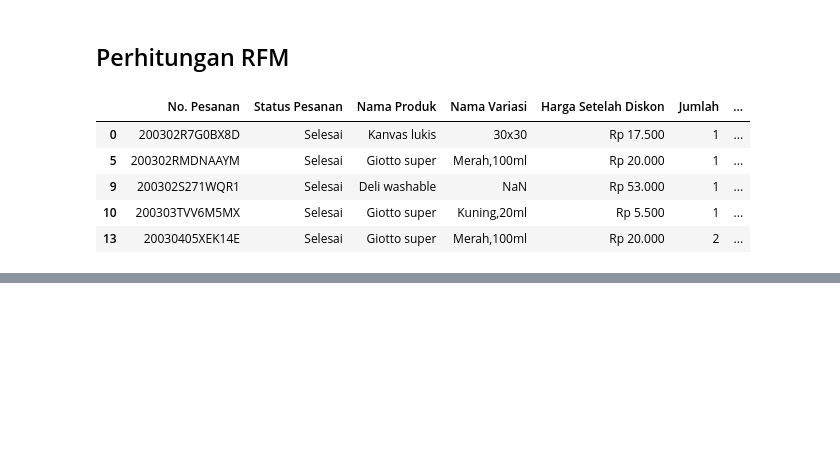
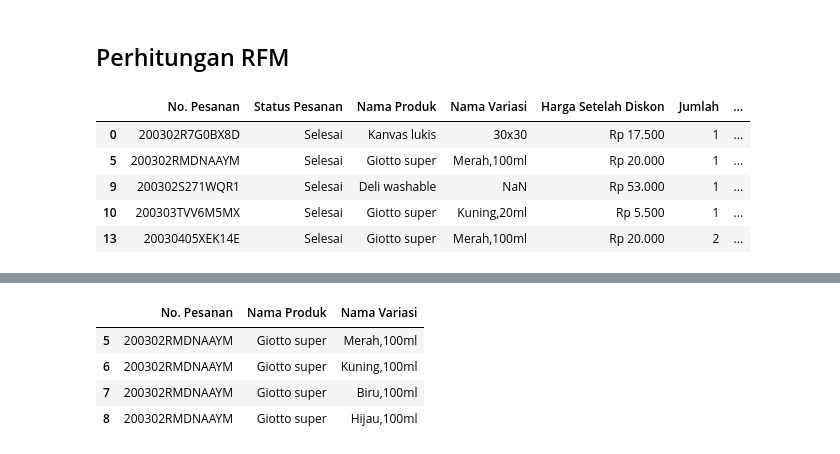
Before and after one commit to Anugrahn/Data-Science-Practice, a Jupyter notebook: Shopee KitofHappiness Analysis/Order Analysis.ipynb, the cells around one changed output, grey strips where cells are left out. Drawn from its saved outputs; the diff is of its cells as text; code cells hidden in the pictures; blank space fills up the shorter version.

```diff
--- a/Shopee KitofHappiness Analysis/Order Analysis.ipynb
+++ b/Shopee KitofHappiness Analysis/Order Analysis.ipynb
@@ -270,0 +273,2 @@ df_final.to_excel("Shopee_KOH.xlsx")
+# %%
+df = pd.read_csv("Processing Data.csv")
@@ -270,0 +290,6 @@ df_final.to_excel("Shopee_KOH.xlsx")
+# %%
+df['No. Pesanan'] = df['No. Pesanan'].fillna(method="ffill")
+# %%
+df['Status Pesanan'] = df['Status Pesanan'].fillna(method="ffill")
+# %%
+mba = df[df['Status Pesanan'] == 'Selesai'][['No. Pesanan', 'Nama Produk','Nama Variasi']]
@@ -270,0 +320,8 @@ df_final.to_excel("Shopee_KOH.xlsx")
+# %%
+mba[mba['No. Pesanan'] == "200302RMDNAAYM"]
+# %% [output]
+|  | No. Pesanan | Nama Produk | Nama Variasi |
+| 5 | 200302RMDNAAYM | Giotto super | Merah,100ml |
+| 6 | 200302RMDNAAYM | Giotto super | Kuning,100ml |
+| 7 | 200302RMDNAAYM | Giotto super | Biru,100ml |
+| 8 | 200302RMDNAAYM | Giotto super | Hijau,100ml |
```
Also changed, not shown: parts of 5 cells of this notebook, 9 other files.
